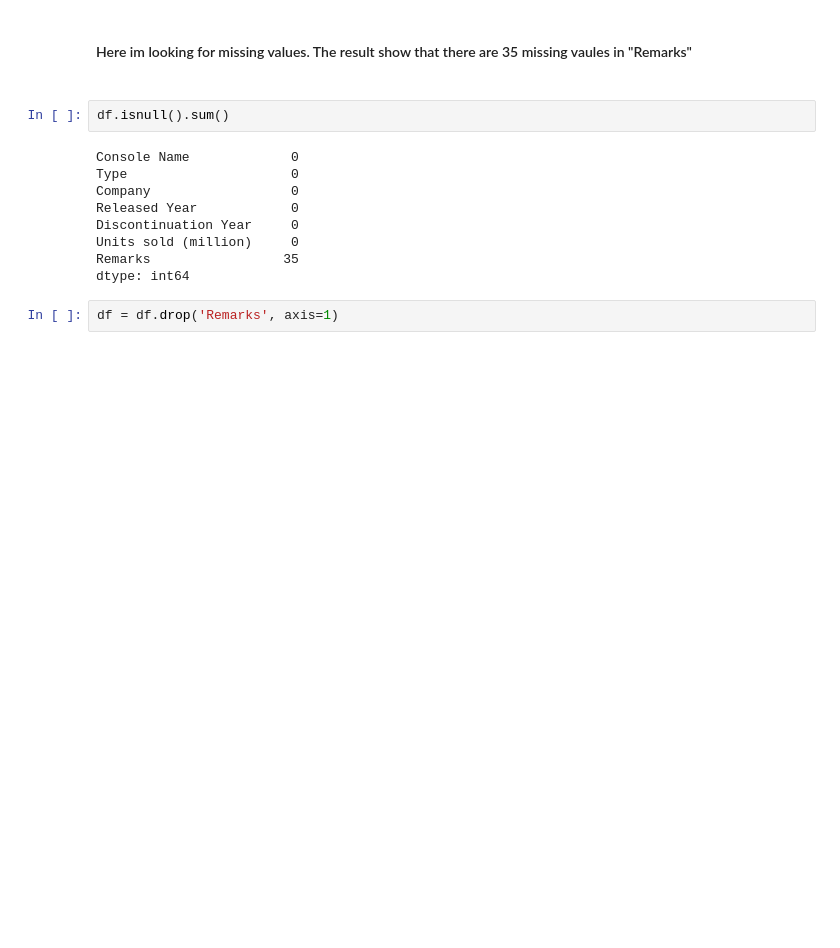
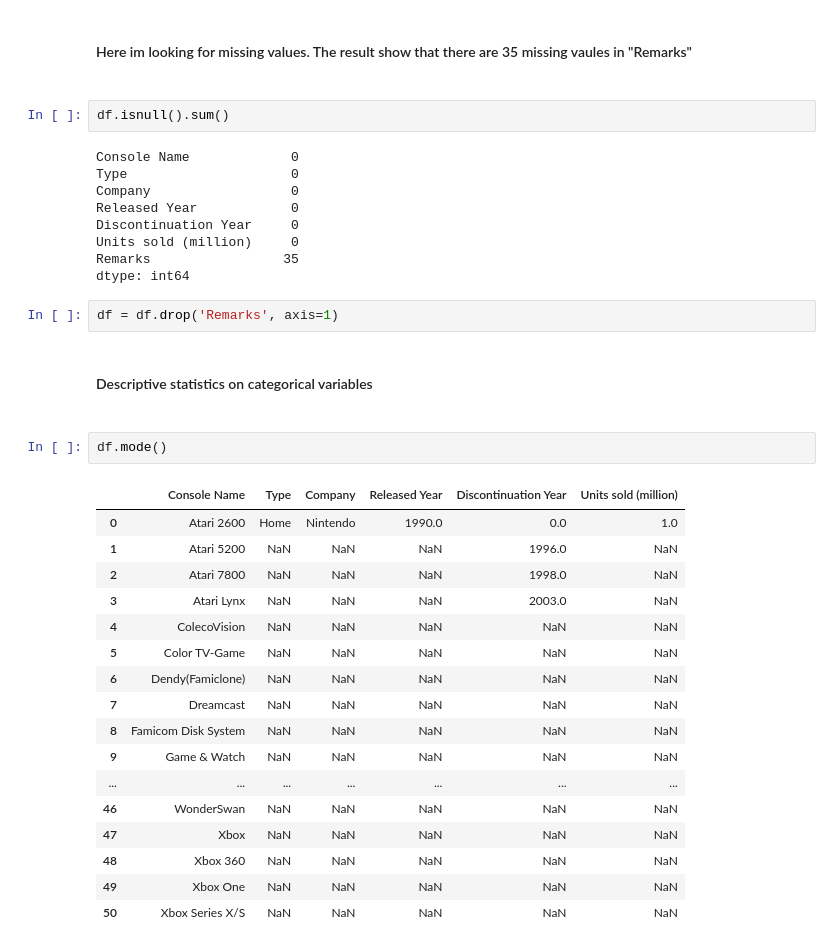
Before and after one commit to JennieJo/final-exam, a Jupyter notebook: main.ipynb, the cells around one changed output. Drawn from its saved outputs; the diff is of its cells as text; blank space fills up the shorter version.

```diff
--- a/main.ipynb
+++ b/main.ipynb
@@ -131,3 +133,27 @@ Remarks                 35
 dtype: int64
 # %%
 df = df.drop('Remarks', axis=1)
+# %% [markdown]
+<h4>
+Descriptive statistics on categorical variables
+<h4>
+# %%
+df.mode()
+# %% [output]
+|  | Console Name | Type | Company | Released Year | Discontinuation Year | Units sold (million) |
+| 0 | Atari 2600 | Home | Nintendo | 1990.0 | 0.0 | 1.0 |
+| 1 | Atari 5200 | NaN | NaN | NaN | 1996.0 | NaN |
+| 2 | Atari 7800 | NaN | NaN | NaN | 1998.0 | NaN |
+| 3 | Atari Lynx | NaN | NaN | NaN | 2003.0 | NaN |
+| 4 | ColecoVision | NaN | NaN | NaN | NaN | NaN |
+| 5 | Color TV-Game | NaN | NaN | NaN | NaN | NaN |
+| 6 | Dendy(Famiclone) | NaN | NaN | NaN | NaN | NaN |
+| 7 | Dreamcast | NaN | NaN | NaN | NaN | NaN |
+| 8 | Famicom Disk System | NaN | NaN | NaN | NaN | NaN |
+| 9 | Game & Watch | NaN | NaN | NaN | NaN | NaN |
+| ... | ... | ... | ... | ... | ... | ... |
+| 46 | WonderSwan | NaN | NaN | NaN | NaN | NaN |
+| 47 | Xbox | NaN | NaN | NaN | NaN | NaN |
+| 48 | Xbox 360 | NaN | NaN | NaN | NaN | NaN |
+| 49 | Xbox One | NaN | NaN | NaN | NaN | NaN |
+| 50 | Xbox Series X/S | NaN | NaN | NaN | NaN | NaN |
```
Also changed, not shown: parts of 2 cells of this notebook.
